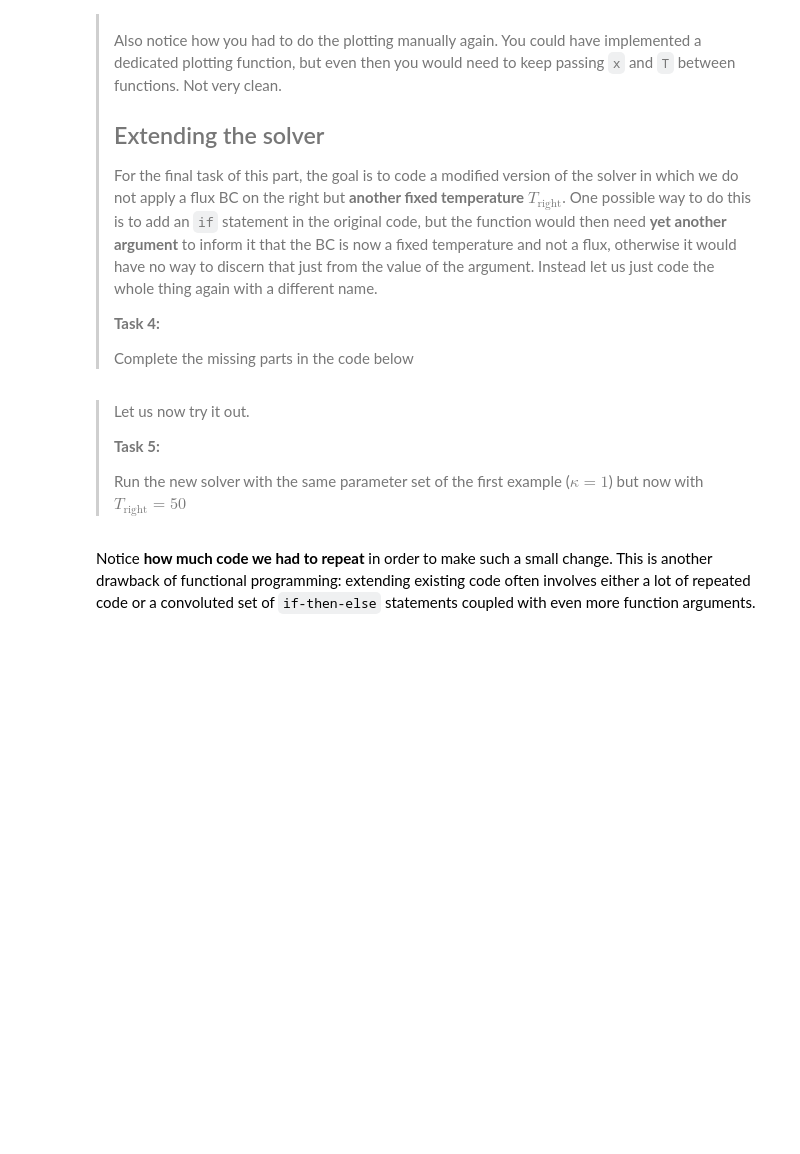
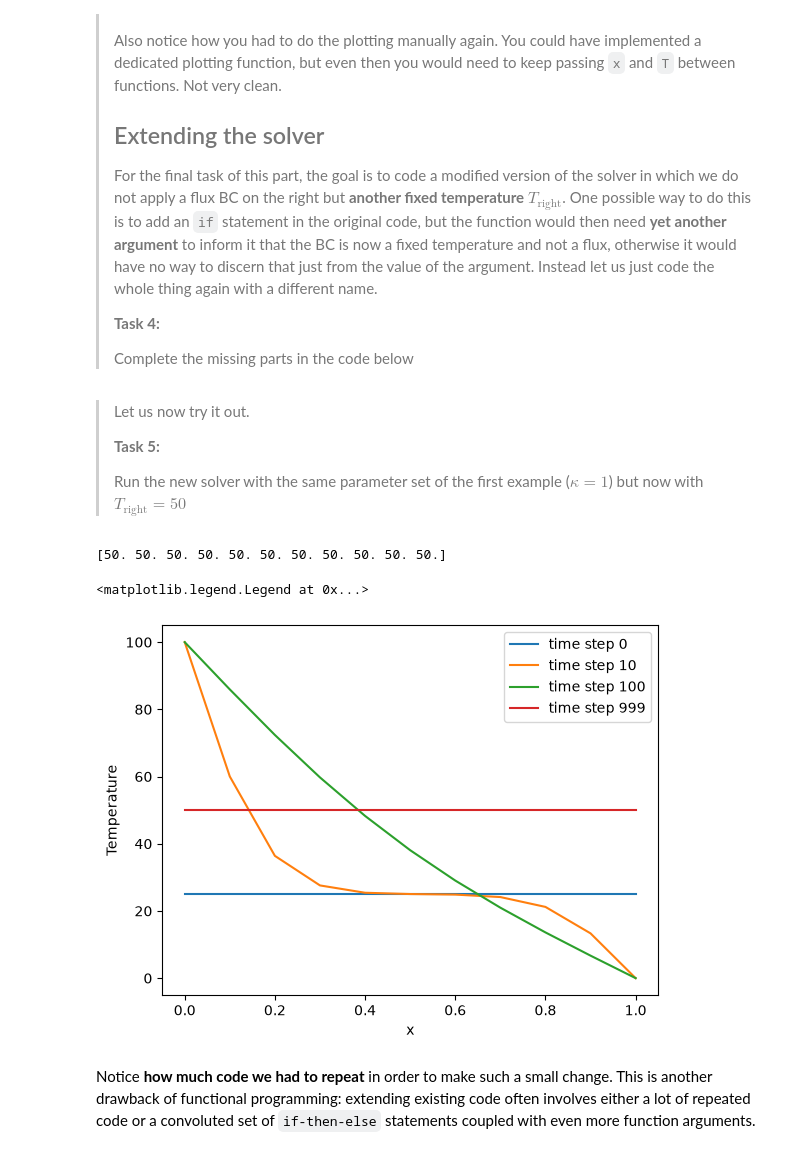
Before and after one commit to PienGoselink/PA2.1_Q2, a Jupyter notebook: 1_functional.ipynb, the cells around one changed output. Cells and saved outputs as stored; diff of their text form; code cells hidden in the pictures; blank space fills up the shorter version.

```diff
--- a/1_functional.ipynb
+++ b/1_functional.ipynb
@@ -120,3 +188,33 @@ x,T = # YOUR_CODE_LINE_HERE
+# %%
+# run the solver
+x,T =  run_diffusion_two(
+    L = 1,       # length of the bar
+    dx = 0.1,      # discretization in space
+    dt = 0.001,      # discretization in time
+    kappa = 1,  # heat diffusivity
+    T_init = 25,  # initial temperature
+    T_left = 100, # Temperature on the right
+    T_right = 50, # Temperature on the right
+    n_steps = 1000, # number of time steps
+)
+print(T[-1,:])
+# plot the solution
+
+# plt.plot(x, T)
+plt.plot(x, T[0,:], label='time step 0')
+plt.plot(x, T[10,:], label='time step 10')
+plt.plot(x, T[100,:], label='time step 100')
+plt.plot(x, T[999,:], label='time step 999')
+plt.xlabel('x')
+plt.ylabel('Temperature')
+plt.legend()
+
+# plot the solution
+# YOUR_CODE_LINES_HERE
+# %% [output]
+[50. 50. 50. 50. 50. 50. 50. 50. 50. 50. 50.]
+<matplotlib.legend.Legend at 0x...>
+[figure, added]
 # %% [markdown]
 Notice **how much code we had to repeat** in order to make such a small change. This is another drawback of functional programming: extending existing code often involves either a lot of repeated code or a convoluted set of `if-then-else` statements coupled with even more function arguments.
 # %% [markdown]
```
Also changed, not shown: parts of 8 cells of this notebook, 1 other file.
